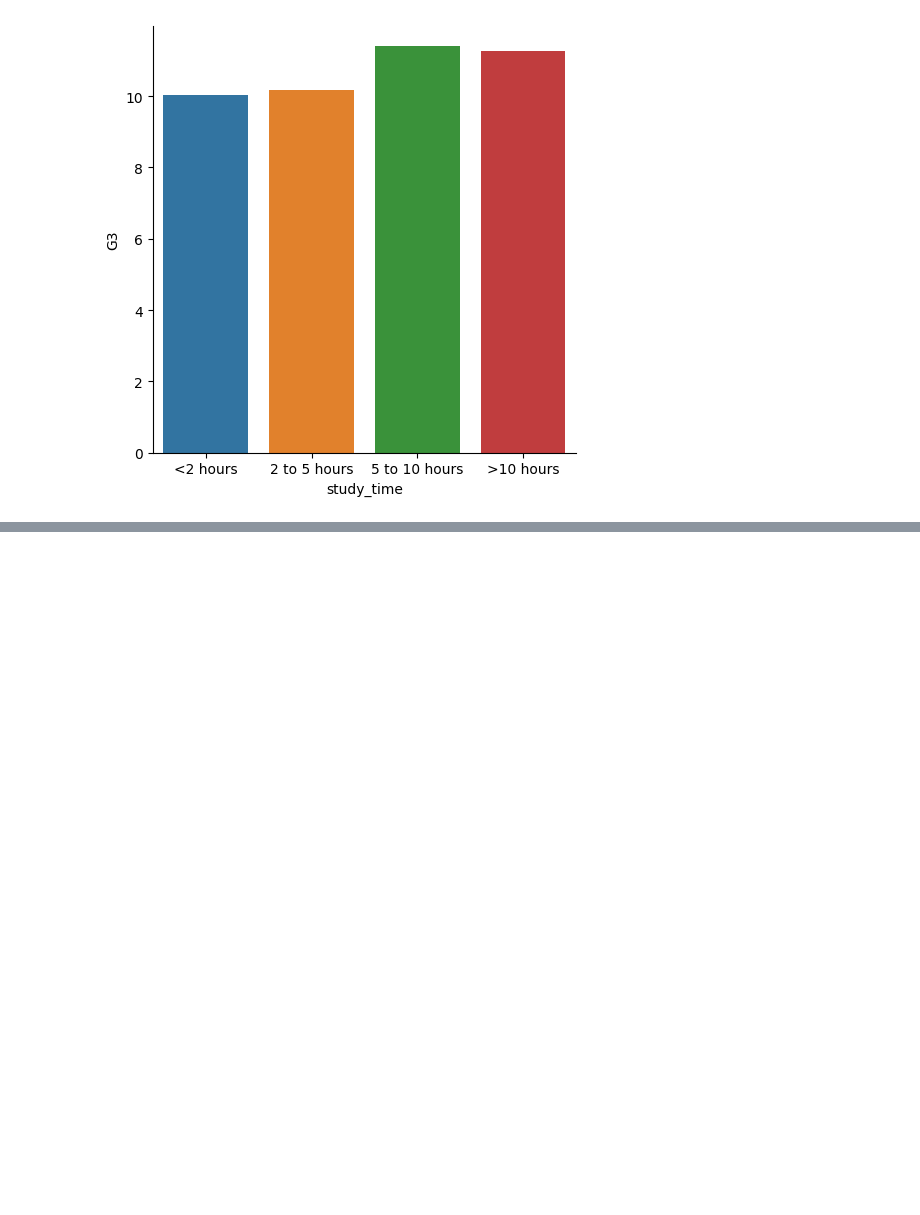
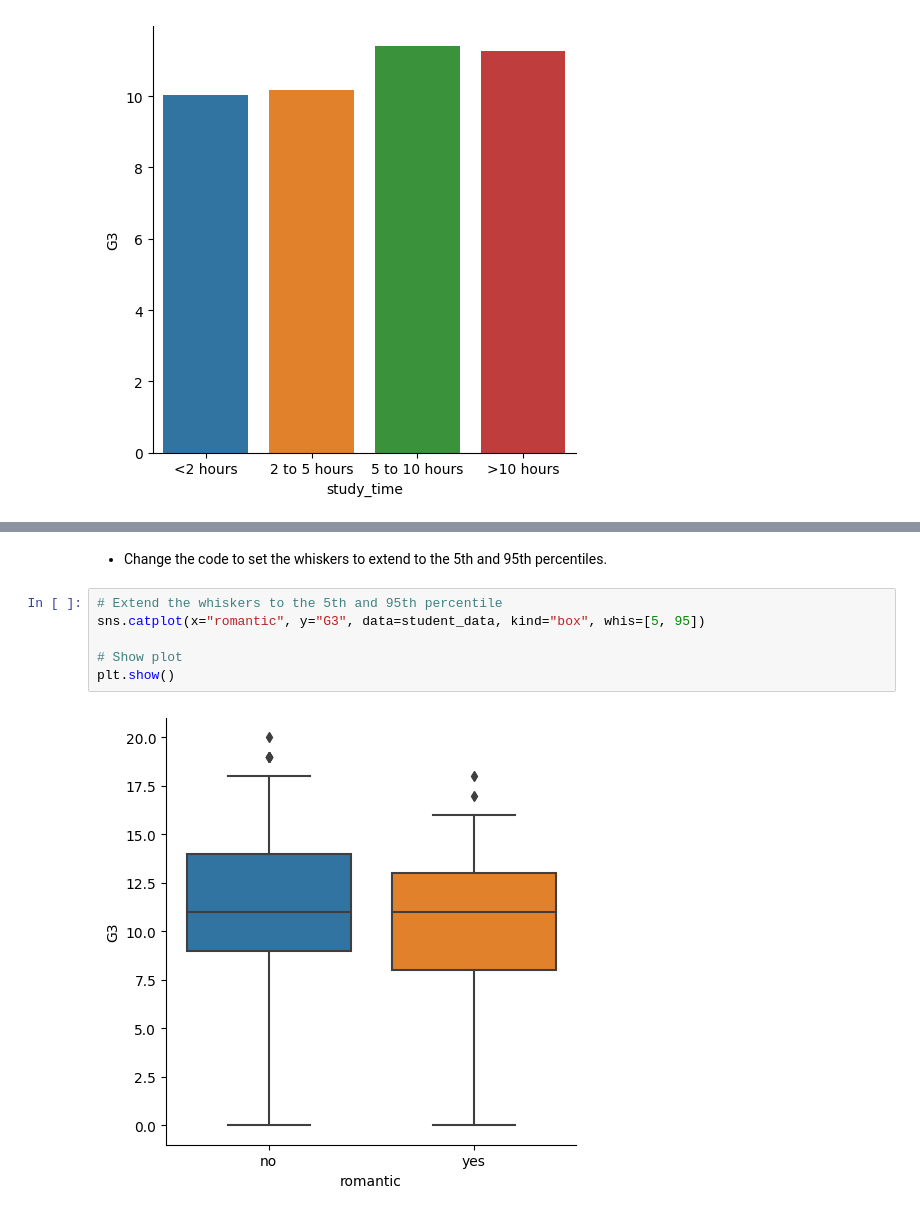
Before and after one commit to jorge-campost/data-scientist-track, a Jupyter notebook: 9. Introduction to Data Visualization with Seaborn/3. Visualizing a Categorical and a Quantitative Variable.ipynb, the cells around one changed output, grey strips where cells are left out. Saved outputs shown, nothing was run; the diff lists cells and outputs as text; blank space fills up the shorter version.

```diff
--- a/9. Introduction to Data Visualization with Seaborn/3. Visualizing a Categorical and a Quantitative Variable.ipynb
+++ b/9. Introduction to Data Visualization with Seaborn/3. Visualizing a Categorical and a Quantitative Variable.ipynb
@@ -106,0 +177,10 @@ The `ci` parameter is deprecated. Use `errorbar=None` for the same effect.
+# %% [markdown]
+- Change the code to set the whiskers to extend to the 5th and 95th percentiles.
+# %%
+# Extend the whiskers to the 5th and 95th percentile
+sns.catplot(x="romantic", y="G3", data=student_data, kind="box", whis=[5, 95])
+
+# Show plot
+plt.show()
+# %% [output]
+[figure, added]
```
Also changed, not shown: parts of 25 cells of this notebook, 7 other files.
